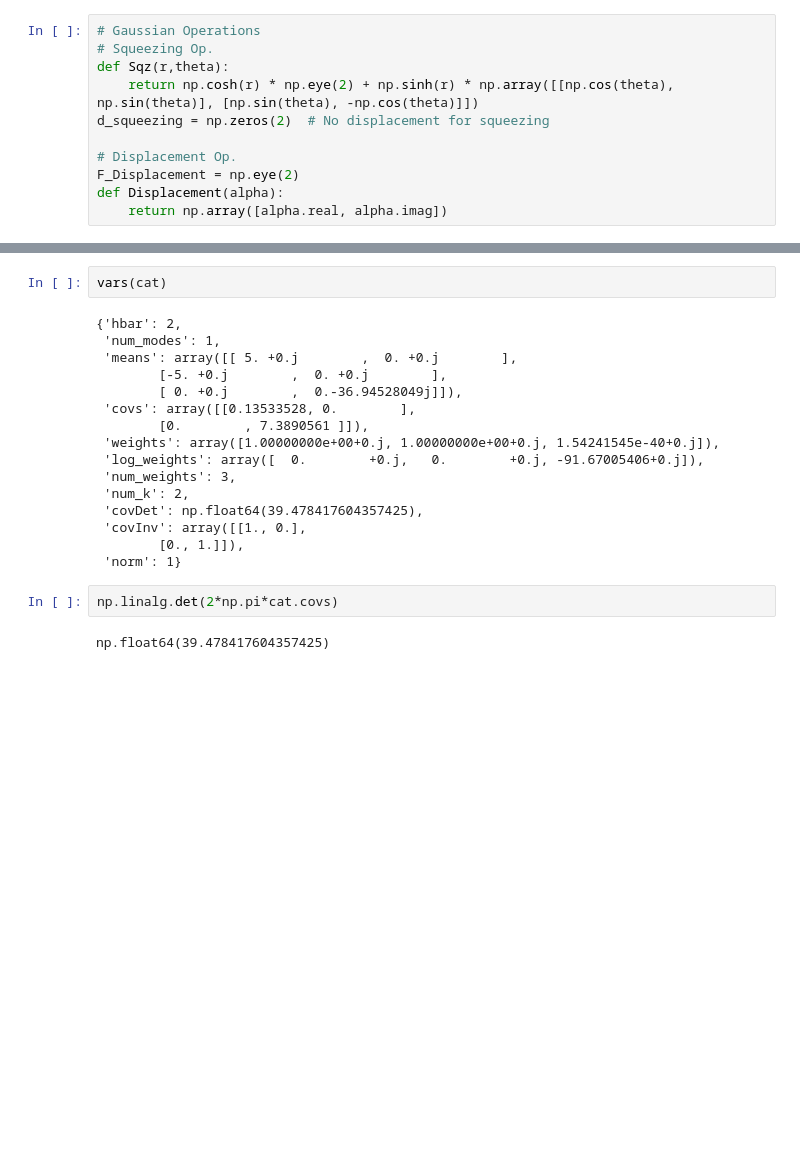
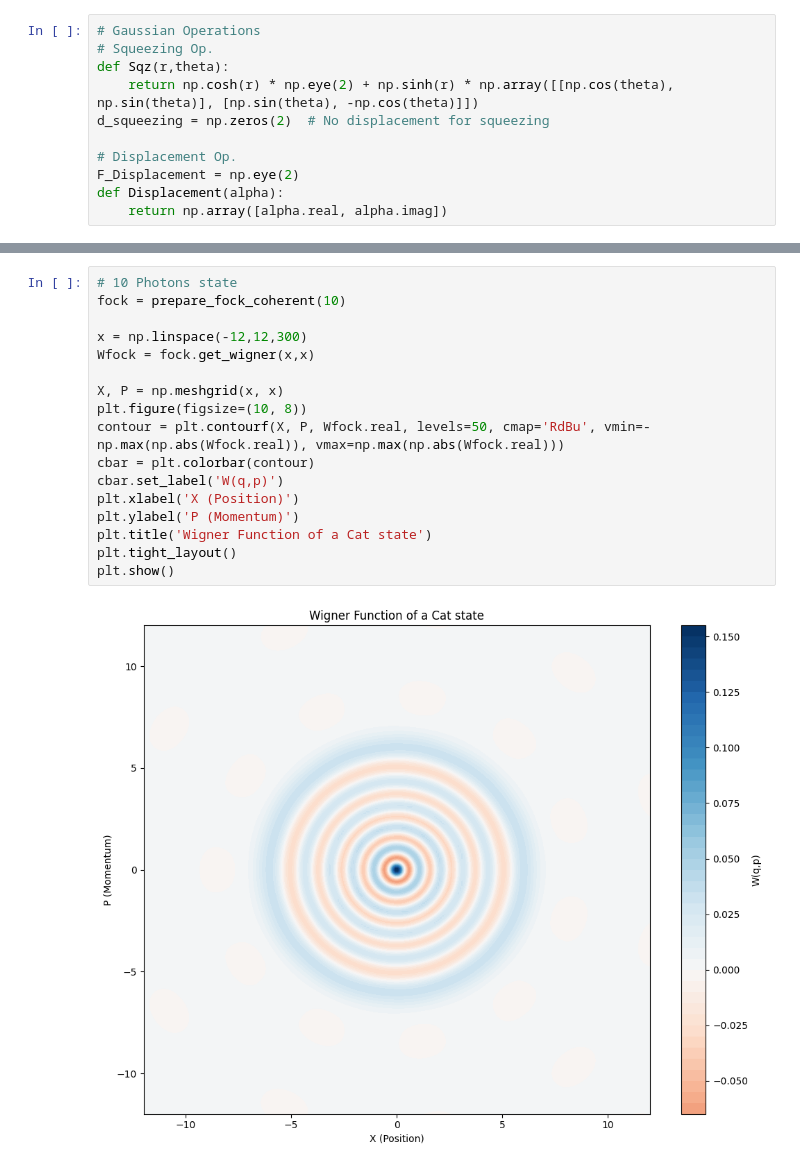
Before and after one commit to QiZhongLi/CV_Simulation, a Jupyter notebook: TestingClass.ipynb, the cells around one changed output, grey strips where cells are left out. Saved outputs shown, nothing was run; the diff lists cells and outputs as text; blank space fills up the shorter version.

```diff
--- a/TestingClass.ipynb
+++ b/TestingClass.ipynb
@@ -557,23 +625,20 @@ det_sigma
 [figure]
-# %%
-vars(cat)
-# %% [output]
-{'hbar': 2,
- 'num_modes': 1,
- 'means': array([[ 5. +0.j        ,  0. +0.j        ],
-        [-5. +0.j        ,  0. +0.j        ],
-        [ 0. +0.j        ,  0.-36.94528049j]]),
- 'covs': array([[0.13533528, 0.        ],
-        [0.        , 7.3890561 ]]),
- 'weights': array([1.00000000e+00+0.j, 1.00000000e+00+0.j, 1.54241545e-40+0.j]),
- 'log_weights': array([  0.        +0.j,   0.        +0.j, -91.67005406+0.j]),
- 'num_weights': 3,
- 'num_k': 2,
- 'covDet': np.float64(39.478417604357425),
- 'covInv': array([[1., 0.],
-        [0., 1.]]),
- 'norm': 1}
-# %%
-np.linalg.det(2*np.pi*cat.covs)
-# %% [output]
-np.float64(39.478417604357425)
+# %%
+# 10 Photons state
+fock = prepare_fock_coherent(10)
+
+x = np.linspace(-12,12,300)
+Wfock = fock.get_wigner(x,x)
+
+X, P = np.meshgrid(x, x)
+plt.figure(figsize=(10, 8))
+contour = plt.contourf(X, P, Wfock.real, levels=50, cmap='RdBu', vmin=-np.max(np.abs(Wfock.real)), vmax=np.max(np.abs(Wfock.real)))
+cbar = plt.colorbar(contour)
+cbar.set_label('W(q,p)')
+plt.xlabel('X (Position)')
+plt.ylabel('P (Momentum)')
+plt.title('Wigner Function of a Cat state')
+plt.tight_layout()
+plt.show()
+# %% [output]
+[figure, added]
```
Also changed, not shown: parts of 7 cells of this notebook, 1 other file.
